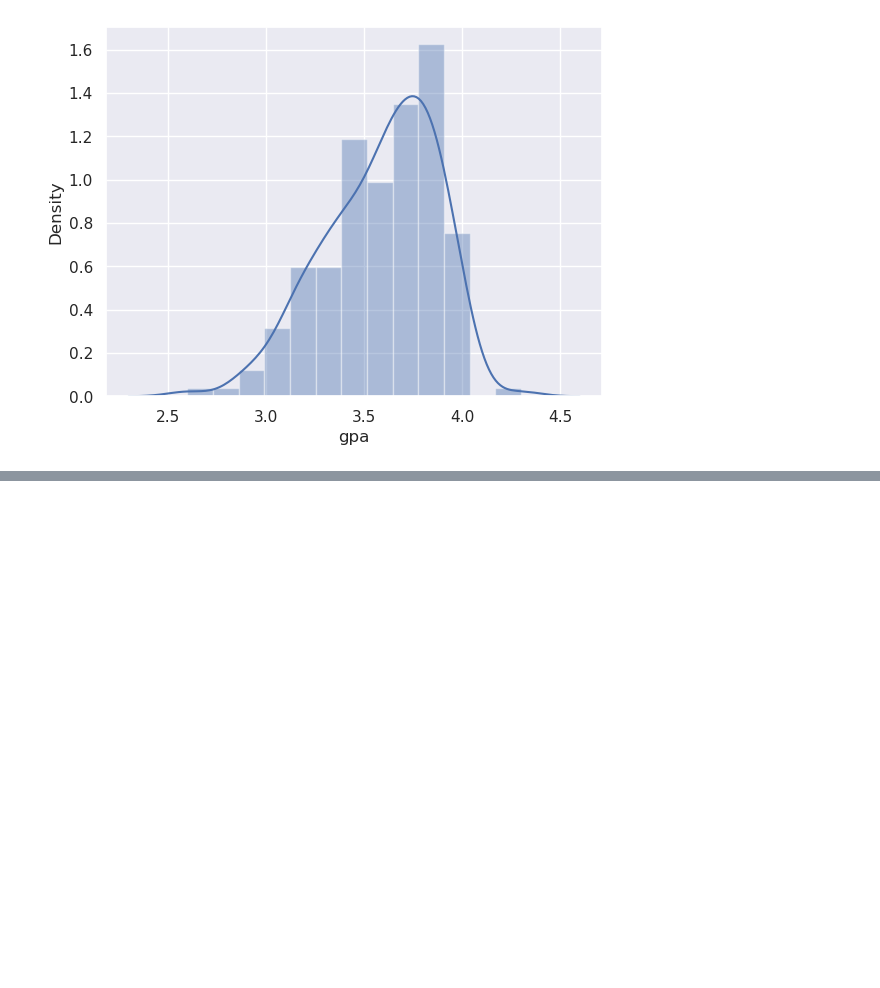
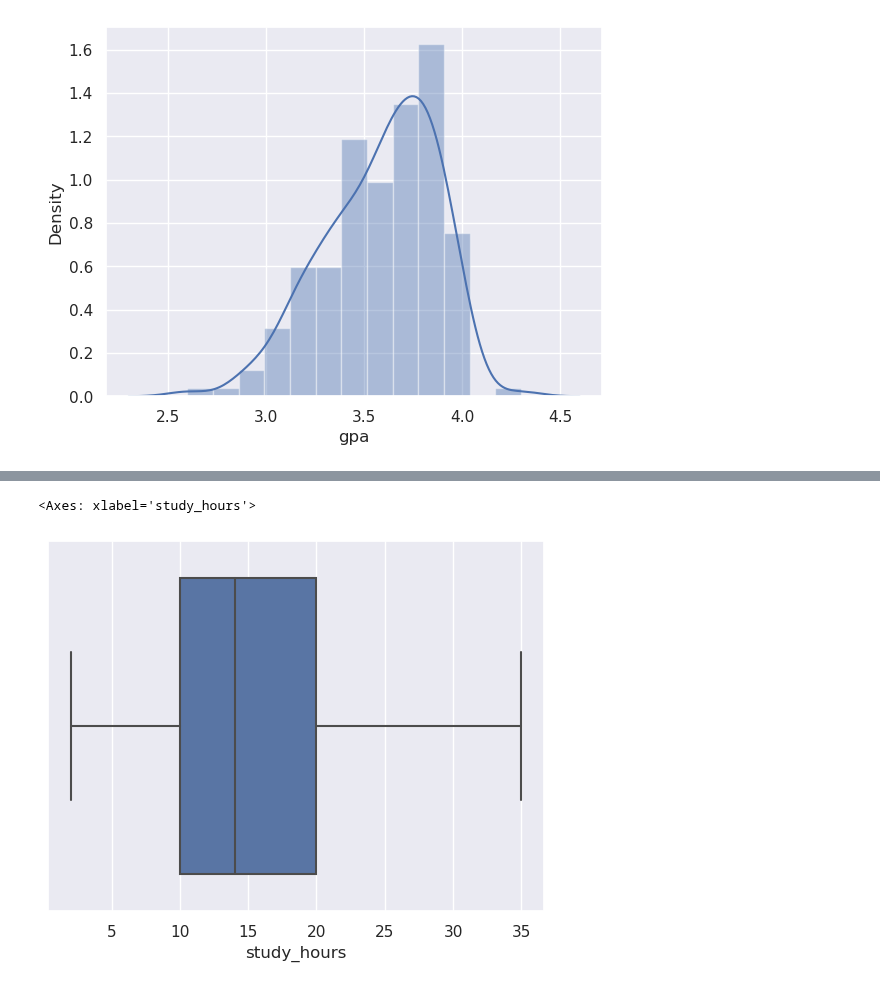
Before and after one commit to LaxmiVatsalyaDaita/Kaggle, a Jupyter notebook: gpa-study-hours.ipynb, the cells around one changed output, grey strips where cells are left out. Cells and saved outputs as stored; diff of their text form; code cells hidden in the pictures; blank space fills up the shorter version.

```diff
--- a/gpa-study-hours.ipynb
+++ b/gpa-study-hours.ipynb
@@ -67,0 +75,7 @@ https://gist.github.com/mwaskom/de44147ed2974457ad6372750bbe5751
+# %%
+data_cleaned = data[data['study_hours']<=35]
+# %%
+sns.boxplot(data=data_cleaned, x=data_cleaned['study_hours'])
+# %% [output]
+<Axes: xlabel='study_hours'>
+[figure, added]
```
Also changed, not shown: parts of 13 cells of this notebook.
